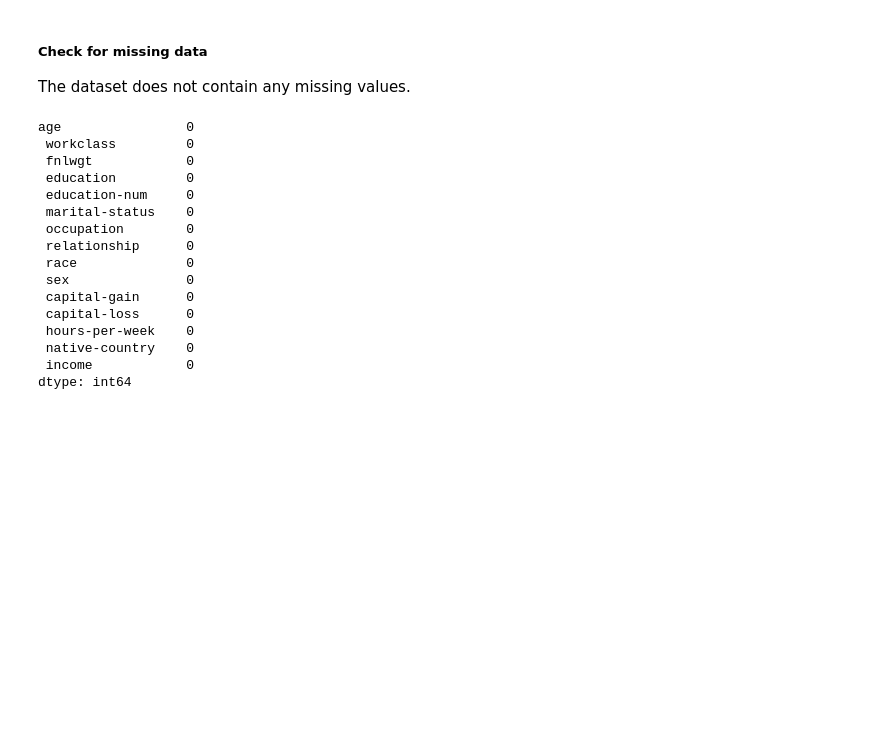
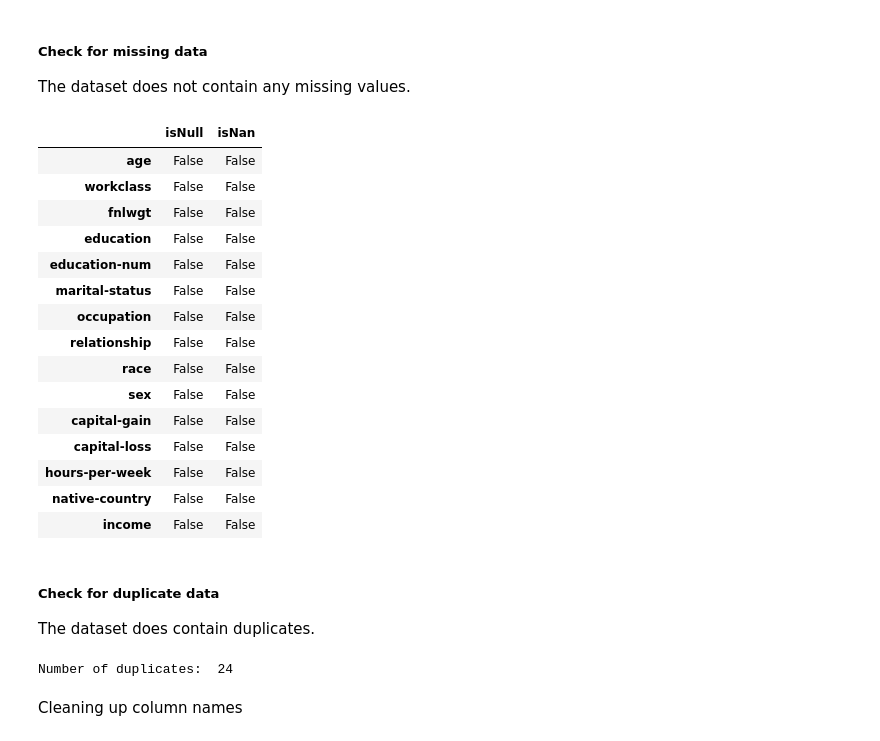
Before and after one commit to michaelslavev/4IZ566-python-semestral, a Jupyter notebook: Income_classification.ipynb, the cells around one changed output. Drawn from its saved outputs; the diff is of its cells as text; code cells hidden in the pictures; blank space fills up the shorter version.

Commit message:
pre processing, graphs, data analysis

```diff
--- a/Income_classification.ipynb
+++ b/Income_classification.ipynb
@@ -93,22 +97,35 @@ df.describe(include='all')
 # %% [markdown]
 ##### Check for missing data
 The dataset does not contain any missing values.
-# %%
-df.isnull().sum()
-# %% [output]
-age                0
- workclass         0
- fnlwgt            0
- education         0
- education-num     0
- marital-status    0
- occupation        0
- relationship      0
- race              0
- sex               0
- capital-gain      0
- capital-loss      0
- hours-per-week    0
- native-country    0
- income            0
-dtype: int64
+# %%
+missingPd = pd.DataFrame()
+missingPd["isNull"] = df.isnull().any()
+missingPd["isNan"] = df.isna().any()
+
+missingPd
+# %% [output]
+|  | isNull | isNan |
+| age | False | False |
+| workclass | False | False |
+| fnlwgt | False | False |
+| education | False | False |
+| education-num | False | False |
+| marital-status | False | False |
+| occupation | False | False |
+| relationship | False | False |
+| race | False | False |
+| sex | False | False |
+| capital-gain | False | False |
+| capital-loss | False | False |
+| hours-per-week | False | False |
+| native-country | False | False |
+| income | False | False |
+# %% [markdown]
+##### Check for duplicate data
+The dataset does contain duplicates.
+# %%
+print("Number of duplicates: ", df.duplicated().sum())
+# %% [output]
+Number of duplicates:  24
+# %% [markdown]
+Cleaning up column names
```
Also changed, not shown: parts of 18 cells of this notebook.
